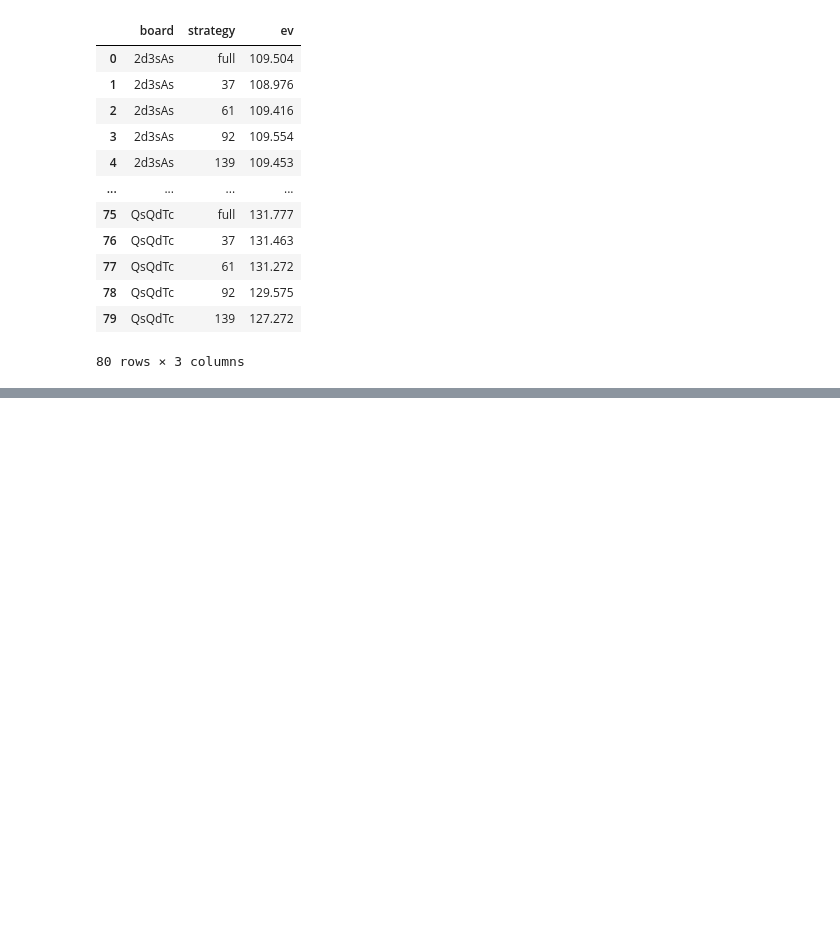
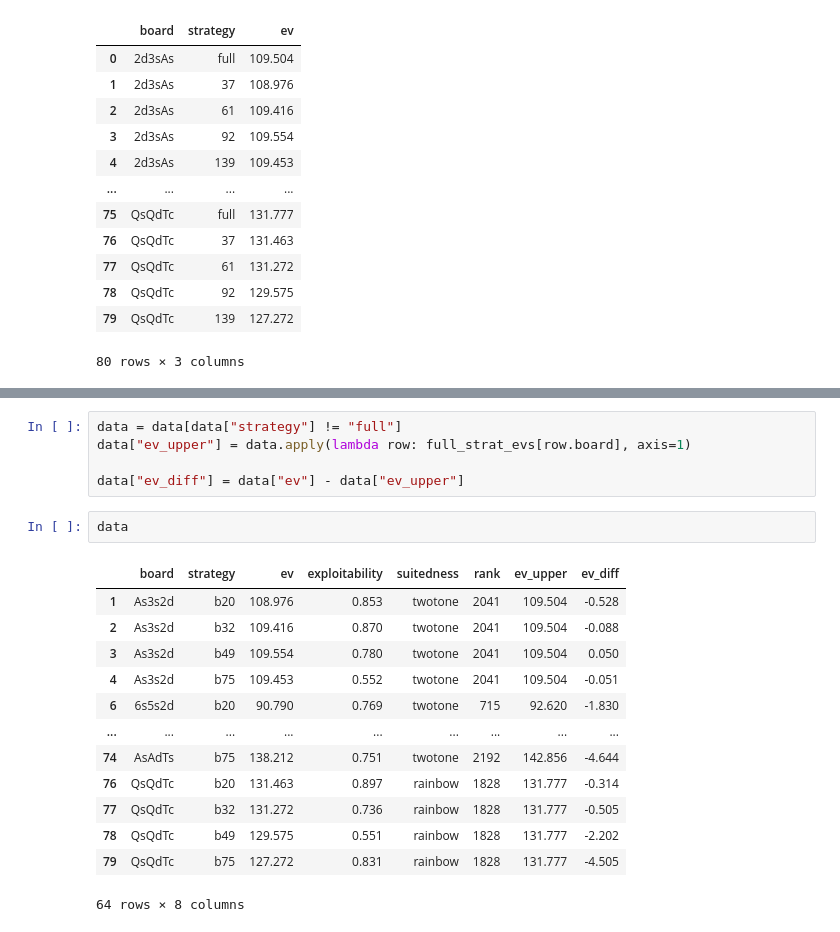
Before and after one commit to cwolffff/autosim, a Jupyter notebook: notebooks/analysis.ipynb, the cells around one changed output, grey strips where cells are left out. Saved outputs shown, nothing was run; the diff lists cells and outputs as text; blank space fills up the shorter version.

```diff
--- a/notebooks/analysis.ipynb
+++ b/notebooks/analysis.ipynb
@@ -73,0 +149,21 @@ plt.show()
+# %%
+data = data[data["strategy"] != "full"]
+data["ev_upper"] = data.apply(lambda row: full_strat_evs[row.board], axis=1)
+
+data["ev_diff"] = data["ev"] - data["ev_upper"]
+# %%
+data
+# %% [output]
+|  | board | strategy | ev | exploitability | suitedness | rank | ev_upper | ev_diff |
+| 1 | As3s2d | b20 | 108.976 | 0.853 | twotone | 2041 | 109.504 | -0.528 |
+| 2 | As3s2d | b32 | 109.416 | 0.870 | twotone | 2041 | 109.504 | -0.088 |
+| 3 | As3s2d | b49 | 109.554 | 0.780 | twotone | 2041 | 109.504 | 0.050 |
+| 4 | As3s2d | b75 | 109.453 | 0.552 | twotone | 2041 | 109.504 | -0.051 |
+| 6 | 6s5s2d | b20 | 90.790 | 0.769 | twotone | 715 | 92.620 | -1.830 |
+| ... | ... | ... | ... | ... | ... | ... | ... | ... |
+| 74 | AsAdTs | b75 | 138.212 | 0.751 | twotone | 2192 | 142.856 | -4.644 |
+| 76 | QsQdTc | b20 | 131.463 | 0.897 | rainbow | 1828 | 131.777 | -0.314 |
+| 77 | QsQdTc | b32 | 131.272 | 0.736 | rainbow | 1828 | 131.777 | -0.505 |
+| 78 | QsQdTc | b49 | 129.575 | 0.551 | rainbow | 1828 | 131.777 | -2.202 |
+| 79 | QsQdTc | b75 | 127.272 | 0.831 | rainbow | 1828 | 131.777 | -4.505 |
+64 rows × 8 columns
```
Also changed, not shown: parts of 22 cells of this notebook.
